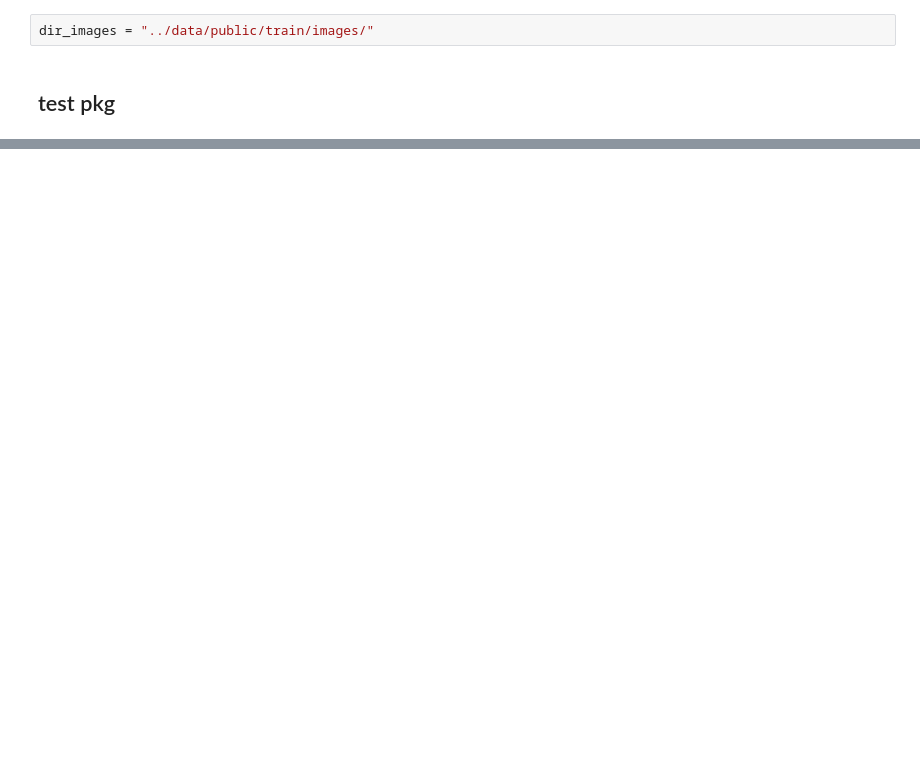
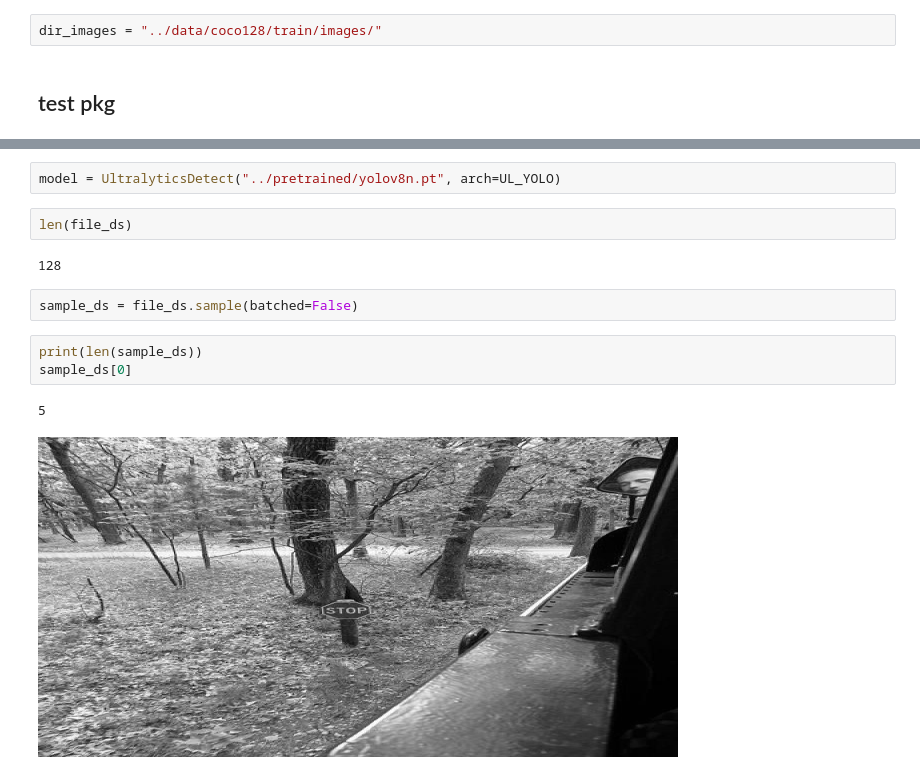
Before and after one commit to ajkdrag/ocrtoolkit, a Jupyter notebook: notebooks/experiments.ipynb, the cells around one changed output, grey strips where cells are left out. Drawn from its saved outputs; the diff is of its cells as text; blank space fills up the shorter version.

Commit message:
Updated datasets and detection modules with history

```diff
--- a/notebooks/experiments.ipynb
+++ b/notebooks/experiments.ipynb
@@ -15,6 +44,6 @@ from chequeparser.datasets.imageds import ImageDS
 # %% [markdown]
 ## config
 # %%
-dir_images = "../data/public/train/images/"
+dir_images = "../data/coco128/train/images/"
 # %% [markdown]
 ## test pkg
@@ -36,0 +54,14 @@ file_ds2.sample()
+# %%
+model = UltralyticsDetect("../pretrained/yolov8n.pt", arch=UL_YOLO)
+# %%
+len(file_ds)
+# %% [output]
+128
+# %%
+sample_ds = file_ds.sample(batched=False)
+# %%
+print(len(sample_ds))
+sample_ds[0]
+# %% [output]
+5
+[figure, added]
```
Also changed, not shown: parts of 18 cells of this notebook, 9 other files.
